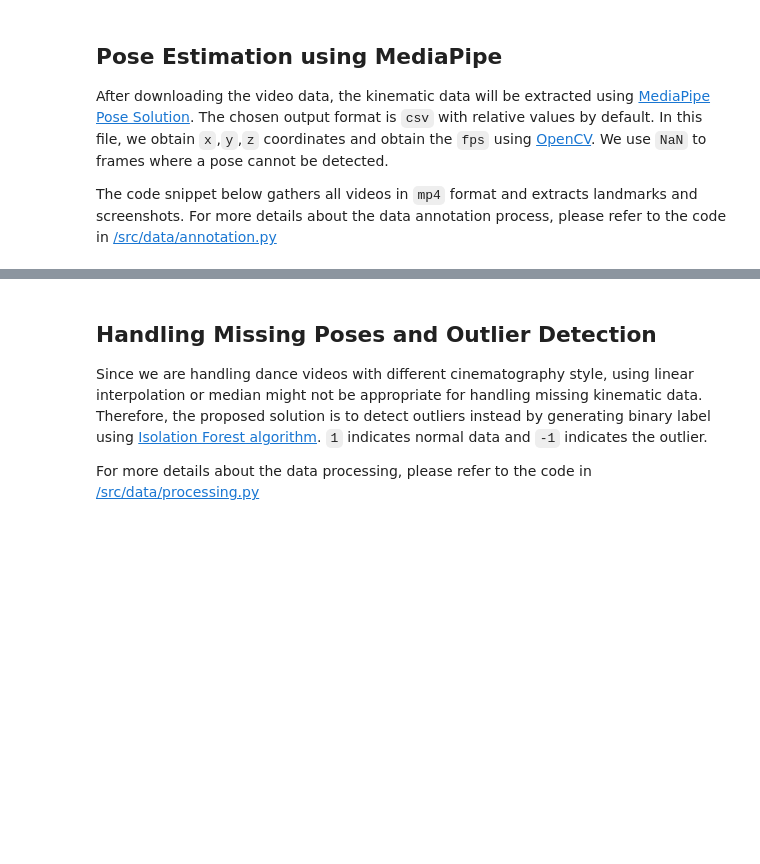
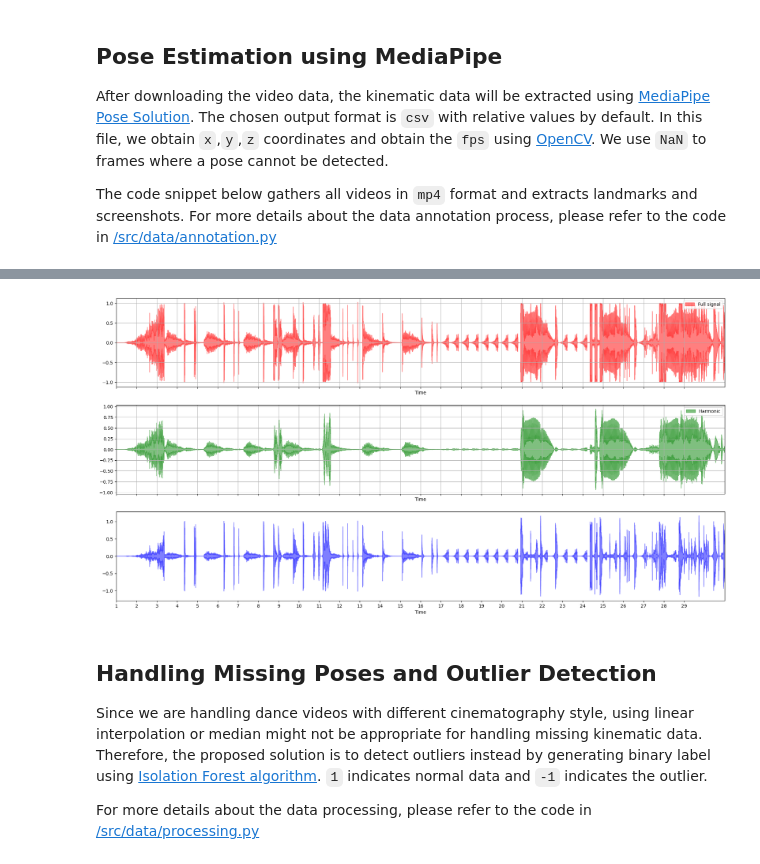
Before and after one commit to kayesokua/gestures, a Jupyter notebook: 1_introduction.ipynb, the cells around one changed output, grey strips where cells are left out. Saved outputs shown, nothing was run; the diff lists cells and outputs as text; code cells hidden in the pictures; blank space fills up the shorter version.

```diff
--- a/1_introduction.ipynb
+++ b/1_introduction.ipynb
@@ -60,3 +42,29 @@ zcr = extract_zero_crossing_rate(video_url_path)
+# %%
+import numpy as np
+import matplotlib.pyplot as plt
+from matplotlib.ticker import MultipleLocator
+from matplotlib.gridspec import GridSpec
+import librosa
+import librosa.display
+from src.features.audio import extract_tempo_and_beats
+
+video_url_path = "./data/external/contemporary_001.mp4"
+tempo, beat_times = extract_tempo_and_beats(video_url_path)
+
+fig, ax = plt.subplots(nrows=3, sharex=True, figsize=(24, 12))
+y, sr = librosa.load(video_url_path)
+y_harm, y_perc = librosa.effects.hpss(y)
+librosa.display.waveshow(y, sr=sr, color='r', alpha=0.5, ax=ax[0], marker='.', label='Full signal')
+librosa.display.waveshow(y_harm, sr=sr, color='g', alpha=0.5, ax=ax[1], label='Harmonic')
+librosa.display.waveshow(y_perc, sr=sr, color='b', alpha=0.5, ax=ax[2], label='Percussive')
+for i in range(2):
+    ax[i].set_xlim(2,31)
+    ax[i].legend()
+    ax[i].set_xticks(np.arange(1, 30, 1))
+    ax[i].grid()
+plt.show()
+# %% [output]
+[figure, added]
 # %% [markdown]
 ## Handling Missing Poses and Outlier Detection
 
```
Also changed, not shown: parts of 6 cells of this notebook, 4 other files.
